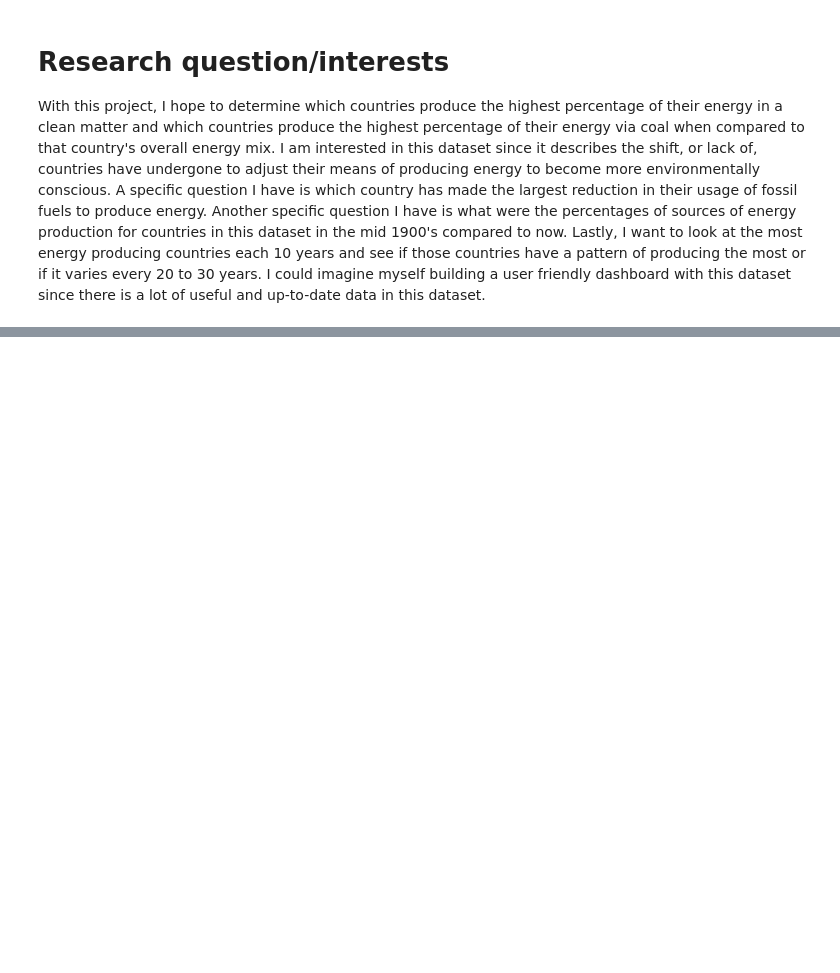
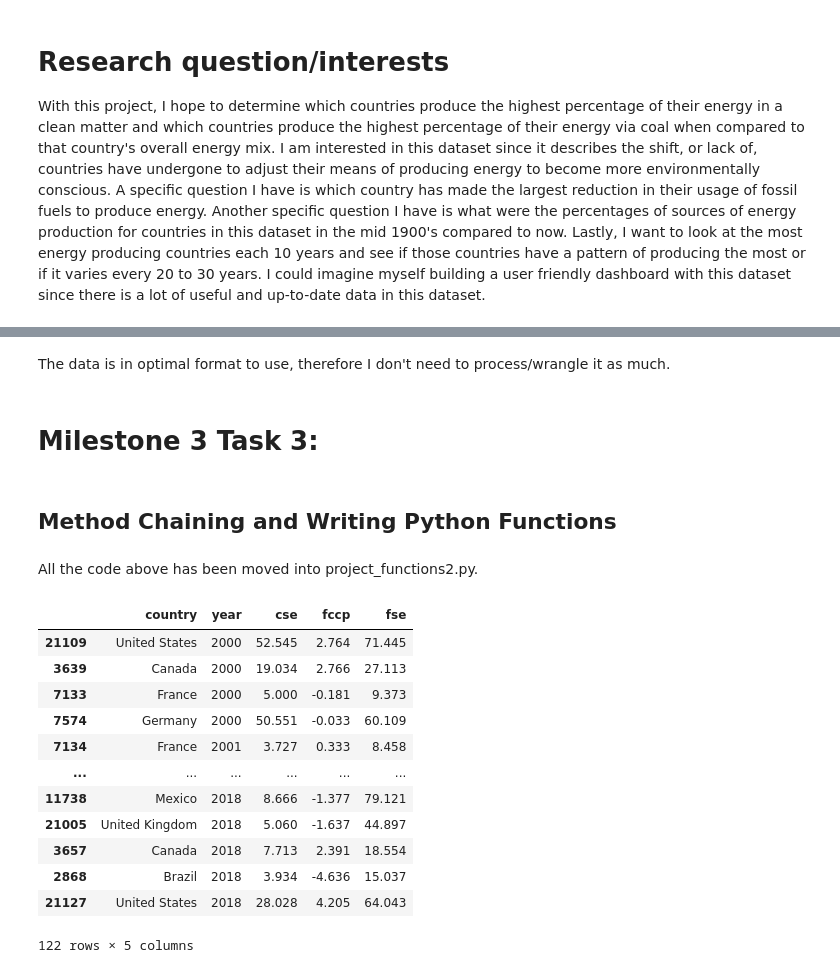
Before and after one commit to ubco-W2022T1-cosc301/project-group02, a Jupyter notebook: notebooks/analysis2.ipynb, the cells around one changed output, grey strips where cells are left out. Cells and saved outputs as stored; diff of their text form; code cells hidden in the pictures; blank space fills up the shorter version.

Commit message:
Abi completed Milestone 3 Tasks 1-3.

```diff
--- a/notebooks/analysis2.ipynb
+++ b/notebooks/analysis2.ipynb
@@ -52,0 +157,6 @@ import seaborn as sns
+# %% [markdown]
+The data is in optimal format to use, therefore I don't need to process/wrangle it as much.
+# %% [markdown]
+# Milestone 3 Task 3:
+# %% [markdown]
+## Method Chaining and Writing Python Functions
@@ -52,0 +208,21 @@ import seaborn as sns
+# %% [markdown]
+All the code above has been moved into project_functions2.py.
+# %%
+import project_functions2
+
+dfTest = project_functions2.load_and_process("../data/raw/owid-energy-data.csv")
+dfTest
+# %% [output]
+|  | country | year | cse | fccp | fse |
+| 21109 | United States | 2000 | 52.545 | 2.764 | 71.445 |
+| 3639 | Canada | 2000 | 19.034 | 2.766 | 27.113 |
+| 7133 | France | 2000 | 5.000 | -0.181 | 9.373 |
+| 7574 | Germany | 2000 | 50.551 | -0.033 | 60.109 |
+| 7134 | France | 2001 | 3.727 | 0.333 | 8.458 |
+| ... | ... | ... | ... | ... | ... |
+| 11738 | Mexico | 2018 | 8.666 | -1.377 | 79.121 |
+| 21005 | United Kingdom | 2018 | 5.060 | -1.637 | 44.897 |
+| 3657 | Canada | 2018 | 7.713 | 2.391 | 18.554 |
+| 2868 | Brazil | 2018 | 3.934 | -4.636 | 15.037 |
+| 21127 | United States | 2018 | 28.028 | 4.205 | 64.043 |
+122 rows × 5 columns
```
Also changed, not shown: parts of 29 cells of this notebook, 1 other file.
